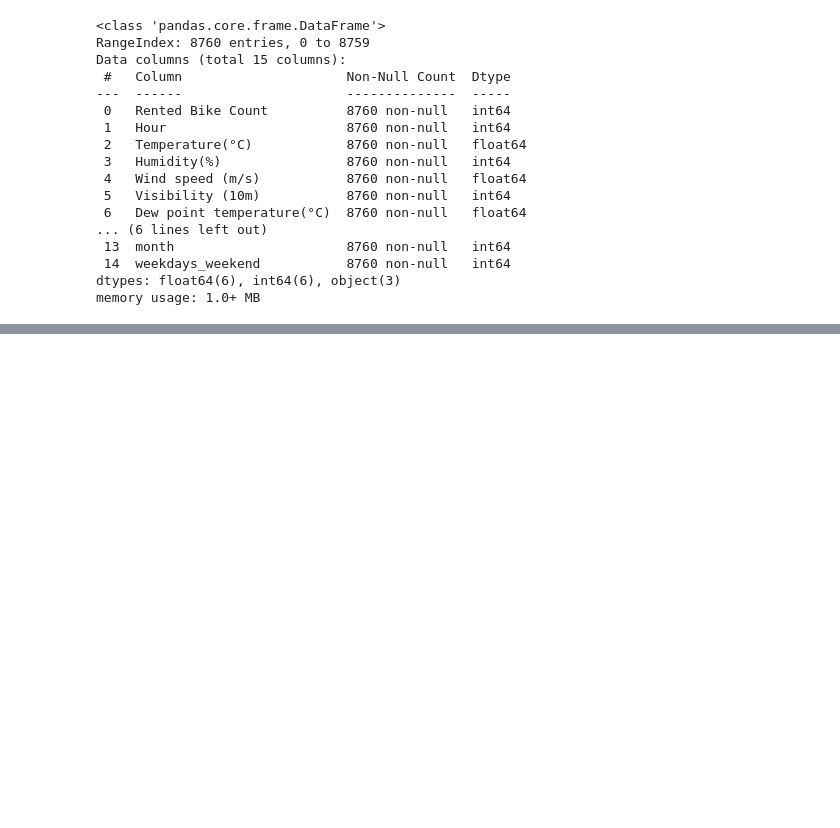
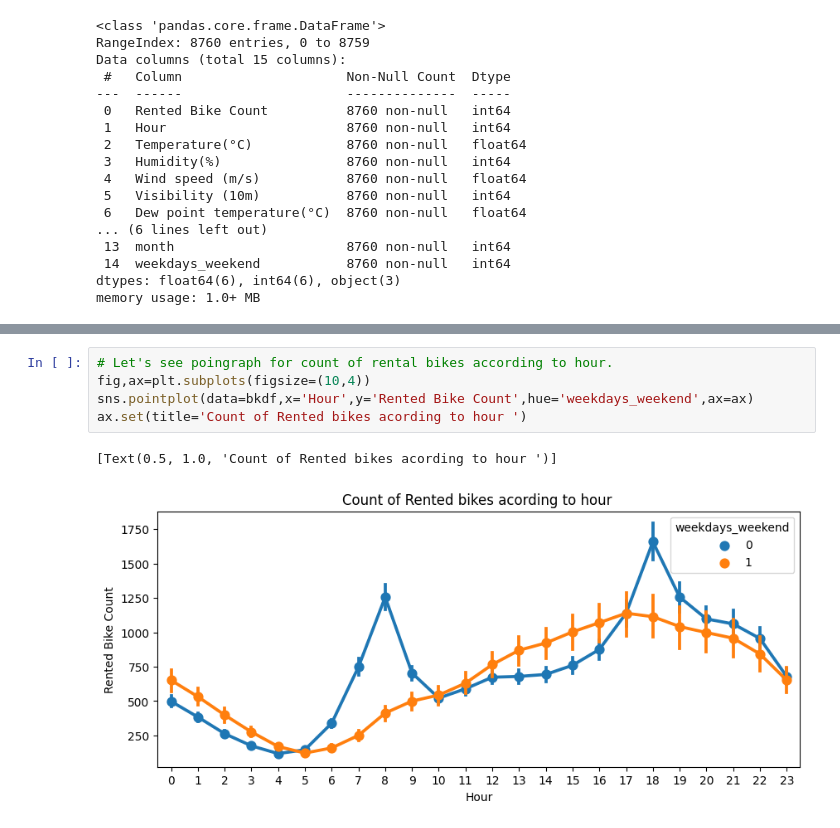
Before and after one commit to KiranKokateGitHub/Bike-Sharing-Demand-Prediction_Regression, a Jupyter notebook: Kiran_Regression.ipynb, the cells around one changed output, grey strips where cells are left out. Drawn from its saved outputs; the diff is of its cells as text; blank space fills up the shorter version.

```diff
--- a/Kiran_Regression.ipynb
+++ b/Kiran_Regression.ipynb
@@ -370,0 +476,8 @@ NameError: ignored
+# %%
+# Let's see poingraph for count of rental bikes according to hour.
+fig,ax=plt.subplots(figsize=(10,4))
+sns.pointplot(data=bkdf,x='Hour',y='Rented Bike Count',hue='weekdays_weekend',ax=ax)
+ax.set(title='Count of Rented bikes acording to hour ')
+# %% [output]
+[Text(0.5, 1.0, 'Count of Rented bikes acording to hour ')]
+[figure, added]
```
Also changed, not shown: parts of 27 cells of this notebook.
